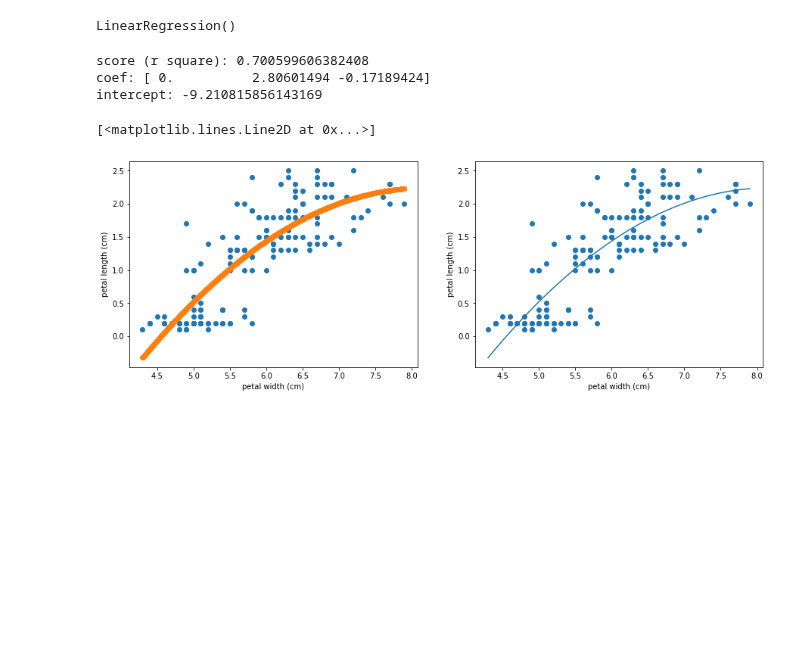
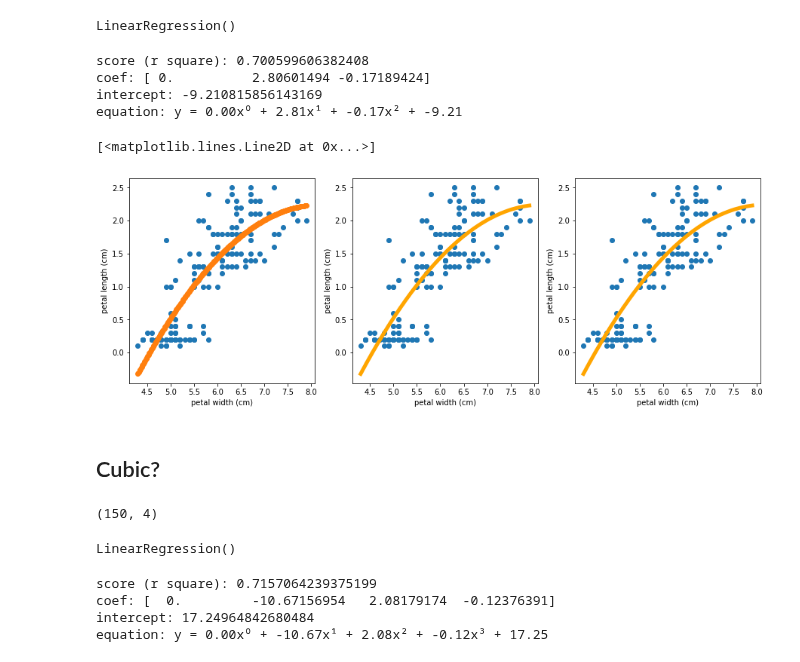
Before and after one commit to MartaVallejo/MachineLearning, a Jupyter notebook: PolynomialRegression.ipynb, the cells around one changed output. Cells and saved outputs as stored; diff of their text form; code cells hidden in the pictures; blank space fills up the shorter version.

Commit message:
UPDATE polynomial regression notebook
add cubic, details about equation and stuff

```diff
--- a/PolynomialRegression.ipynb
+++ b/PolynomialRegression.ipynb
@@ -46,26 +46,54 @@ reg.fit(X_, y)
 # %% [output]
 LinearRegression()
 # %%
-SUB = str.maketrans("0123456789", "₀₁₂₃₄₅₆₇₈₉") # used to create subscript so it's pretty
+SUP = str.maketrans("0123456789", "⁰¹²³⁴⁵⁶⁷⁸⁹") # used to create subscript so it's pretty
 print('score (r square):', reg.score(X_, y))
 print('coef:', reg.coef_)
 print('intercept:', reg.intercept_)
+print('equation: y = ' + ' + '.join([f'{reg.coef_[i]:.2f}x{str(i).translate(SUP)}' for i in range(len(reg.coef_))]) + f' + {reg.intercept_:.2f}')
 # %% [output]
 score (r square): 0.700599606382408
 coef: [ 0.          2.80601494 -0.17189424]
 intercept: -9.210815856143169
+equation: y = 0.00x⁰ + 2.81x¹ + -0.17x² + -9.21
 # %%
-plt_x = np.linspace(X[:,0].min(), X[:,0].max(), 500).reshape(-1,1)
+plt_x = np.linspace(X[:,0].min(), X[:,0].max(), 300).reshape(-1,1)
 plt_x_squared= poly.fit_transform(plt_x)
 y_pred = reg.predict(plt_x_squared)
+# %%
+y_equa = np.array([reg.coef_[i] * (plt_x[:, 0]**i) for i in range(len(reg.coef_))]).sum(0) + reg.intercept_
 # %%
-fig, axs = plt.subplots(1,2, figsize=(15,5))
-for i in range(2):
+fig, axs = plt.subplots(1,3, figsize=(15,5))
+for i in range(3):
     axs[i].scatter(X, y)
     axs[i].set_xlabel(iris['feature_names'][3])
     axs[i].set_ylabel(iris['feature_names'][2])
 axs[0].scatter(plt_x, y_pred)
-axs[1].plot(plt_x, y_pred)
+axs[1].plot(plt_x, y_pred, color='orange', linewidth=5)
+axs[2].plot(plt_x, y_equa, color='orange', linewidth=5)
 # %% [output]
 [<matplotlib.lines.Line2D at 0x...>]
-[figure, old version]
+[figure, new version]
+# %% [markdown]
+## Cubic?
+# %%
+poly3 = PolynomialFeatures(degree=3)
+X_3 = poly3.fit_transform(X)
+X_3.shape
+# %% [output]
+(150, 4)
+# %%
+reg.fit(X_3, y)
+# %% [output]
+LinearRegression()
+# %%
+SUP = str.maketrans("0123456789", "⁰¹²³⁴⁵⁶⁷⁸⁹") # used to create subscript so it's pretty
+print('score (r square):', reg.score(X_3, y))
+print('coef:', reg.coef_)
+print('intercept:', reg.intercept_)
+print('equation: y = ' + ' + '.join([f'{reg.coef_[i]:.2f}x{str(i).translate(SUP)}' for i in range(len(reg.coef_))]) + f' + {reg.intercept_:.2f}')
+# %% [output]
+score (r square): 0.7157064239375199
+coef: [  0.         -10.67156954   2.08179174  -0.12376391]
+intercept: 17.24964842680484
+equation: y = 0.00x⁰ + -10.67x¹ + 2.08x² + -0.12x³ + 17.25
```
Also changed, not shown: parts of 3 cells of this notebook.
